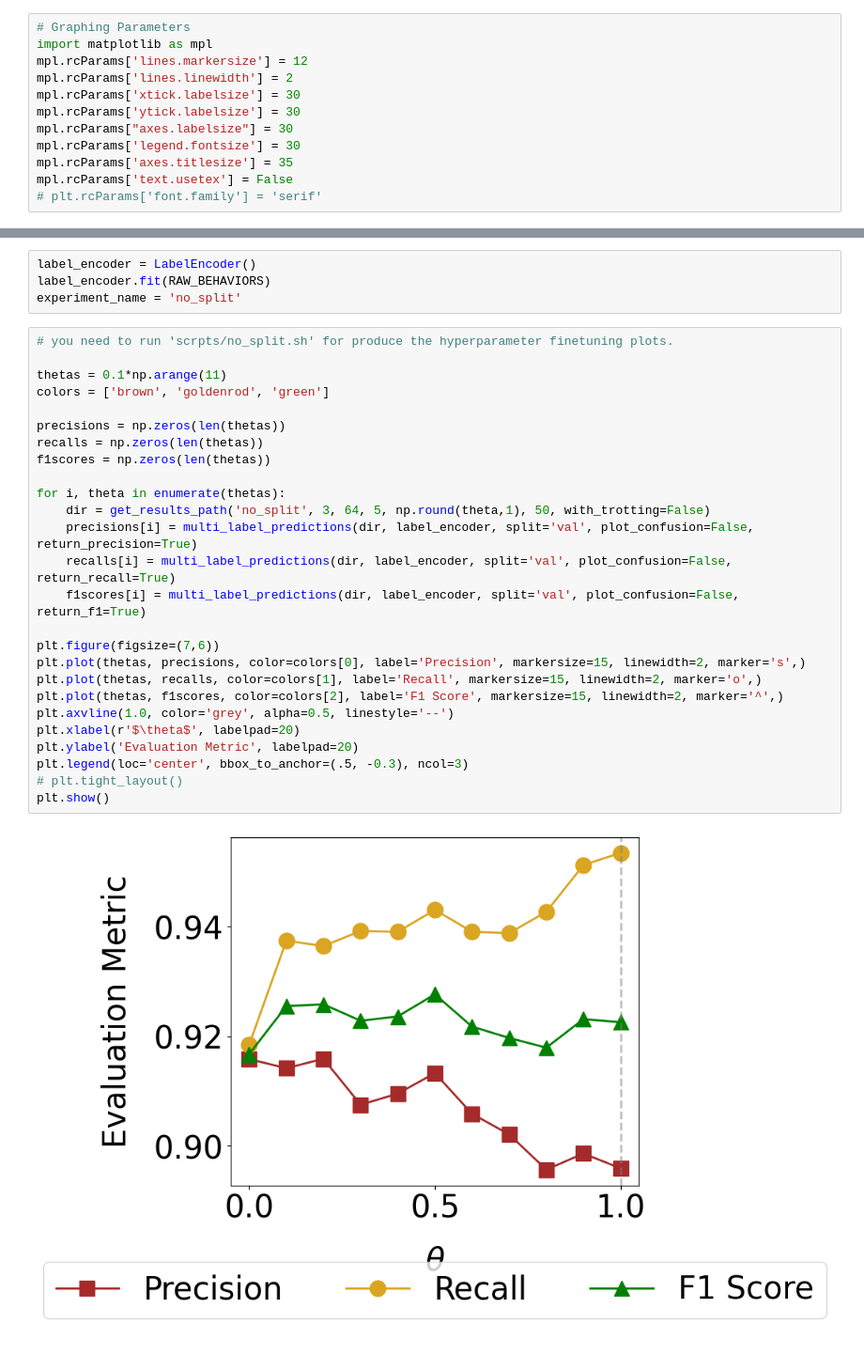
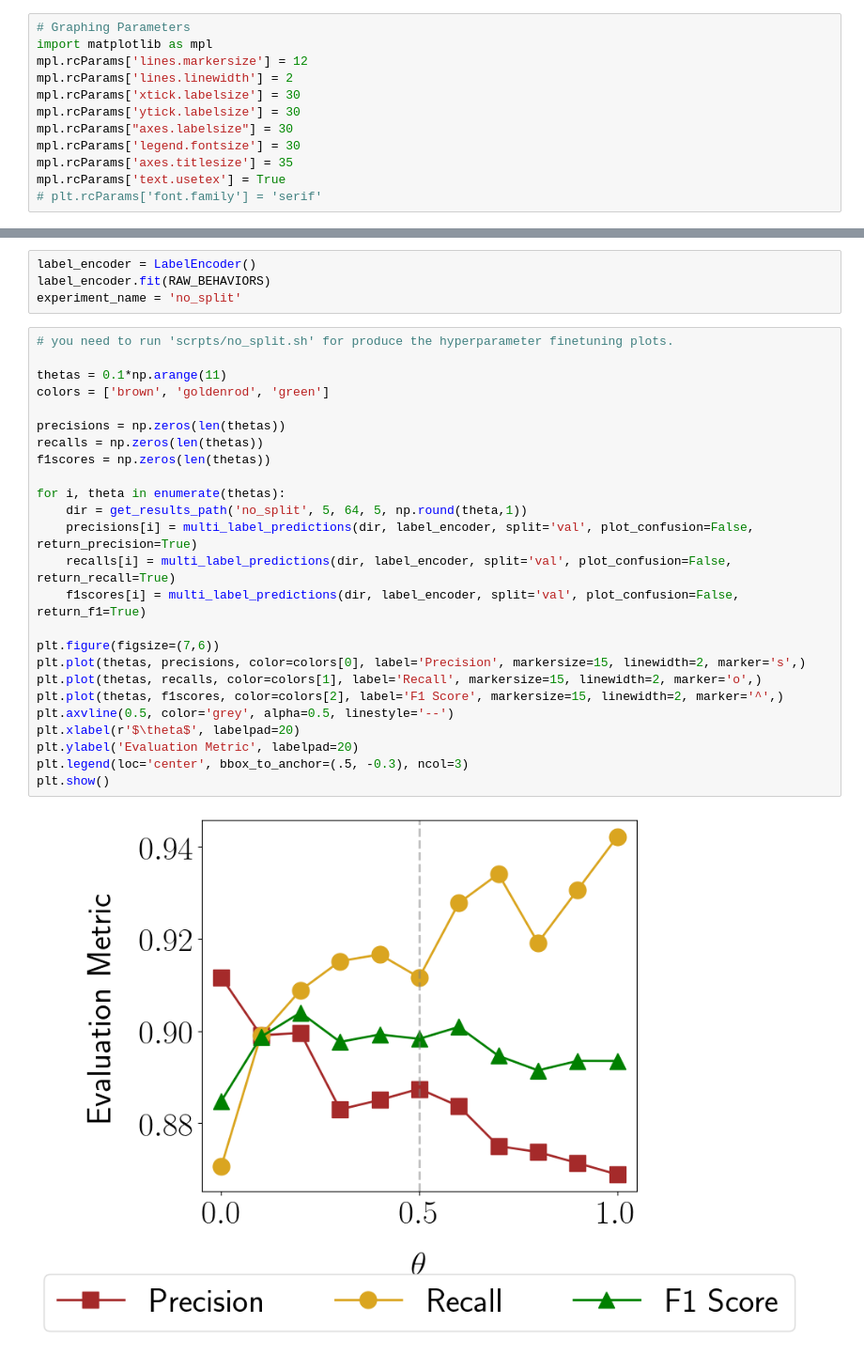
Before and after one commit to medhaaga/BotswanaML, a Jupyter notebook: notebooks/Vectronics_raw_EDA_Predictions.ipynb, the cells around one changed output, grey strips where cells are left out. Shown: that part at 94% size. Drawn from its saved outputs; the diff is of its cells as text.

```diff
--- a/notebooks/Vectronics_raw_EDA_Predictions.ipynb
+++ b/notebooks/Vectronics_raw_EDA_Predictions.ipynb
@@ -65,6 +49,6 @@ mpl.rcParams['ytick.labelsize'] = 30
 mpl.rcParams["axes.labelsize"] = 30
 mpl.rcParams['legend.fontsize'] = 30
 mpl.rcParams['axes.titlesize'] = 35
-mpl.rcParams['text.usetex'] = False
+mpl.rcParams['text.usetex'] = True
 # plt.rcParams['font.family'] = 'serif'
 # %%
@@ -136,29 +102,28 @@ experiment_name = 'no_split'
 # %%
 # you need to run 'scrpts/no_split.sh' for produce the hyperparameter finetuning plots.
 
 thetas = 0.1*np.arange(11)
 colors = ['brown', 'goldenrod', 'green']
 
 precisions = np.zeros(len(thetas))
 recalls = np.zeros(len(thetas))
 f1scores = np.zeros(len(thetas))
 
 for i, theta in enumerate(thetas):
-    dir = get_results_path('no_split', 3, 64, 5, np.round(theta,1), 50, with_trotting=False)
+    dir = get_results_path('no_split', 5, 64, 5, np.round(theta,1))
     precisions[i] = multi_label_predictions(dir, label_encoder, split='val', plot_confusion=False, return_precision=True)
     recalls[i] = multi_label_predictions(dir, label_encoder, split='val', plot_confusion=False, return_recall=True)
     f1scores[i] = multi_label_predictions(dir, label_encoder, split='val', plot_confusion=False, return_f1=True)
 
 plt.figure(figsize=(7,6))
 plt.plot(thetas, precisions, color=colors[0], label='Precision', markersize=15, linewidth=2, marker='s',)
 plt.plot(thetas, recalls, color=colors[1], label='Recall', markersize=15, linewidth=2, marker='o',)
 plt.plot(thetas, f1scores, color=colors[2], label='F1 Score', markersize=15, linewidth=2, marker='^',)
-plt.axvline(1.0, color='grey', alpha=0.5, linestyle='--')
+plt.axvline(0.5, color='grey', alpha=0.5, linestyle='--')
 plt.xlabel(r'$\theta$', labelpad=20)
 plt.ylabel('Evaluation Metric', labelpad=20)
 plt.legend(loc='center', bbox_to_anchor=(.5, -0.3), ncol=3)
-# plt.tight_layout()
 plt.show()
 # %% [output]
-[figure, old version]
+[figure, new version]
 # %%
```
Also changed, not shown: parts of 12 cells of this notebook, 10 other files.
